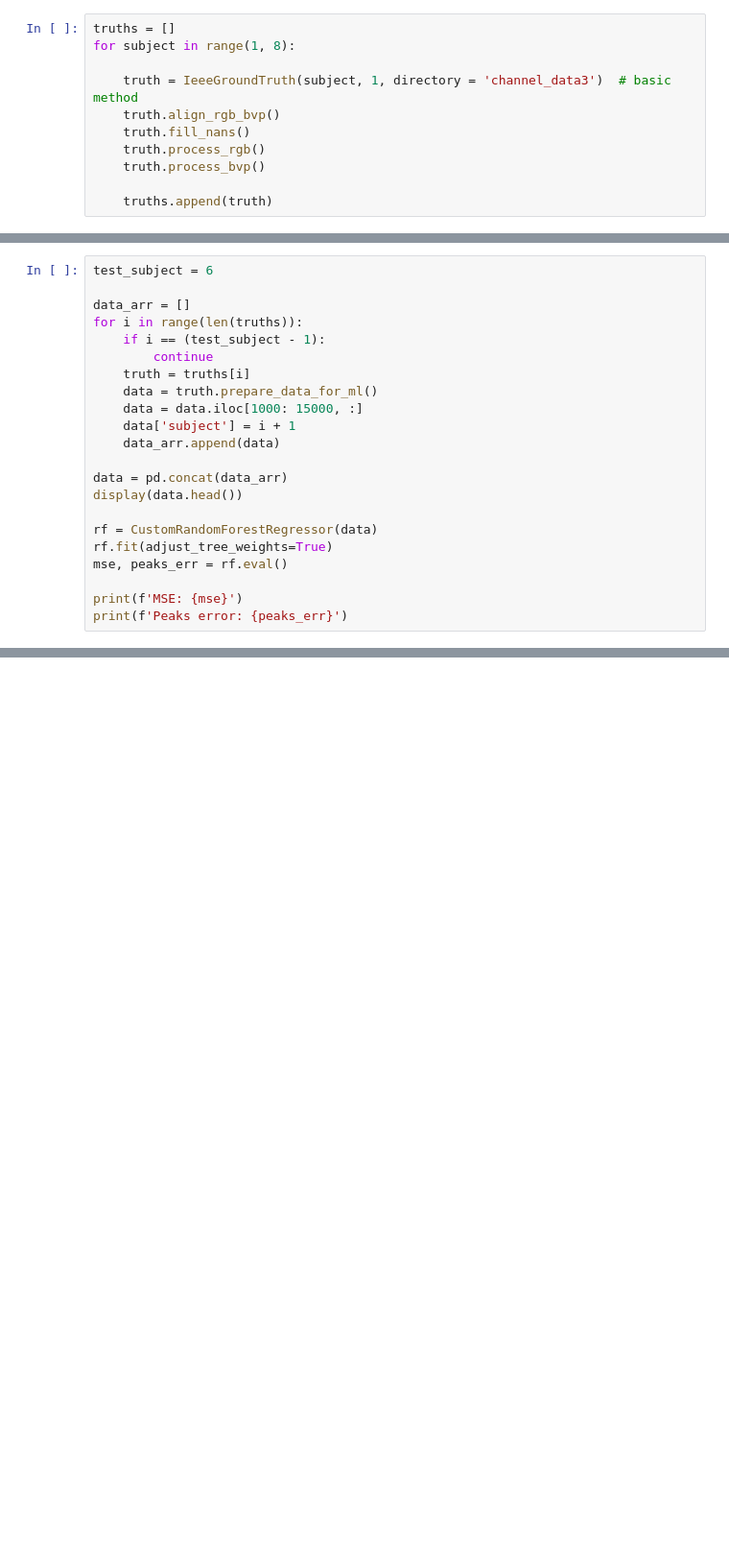
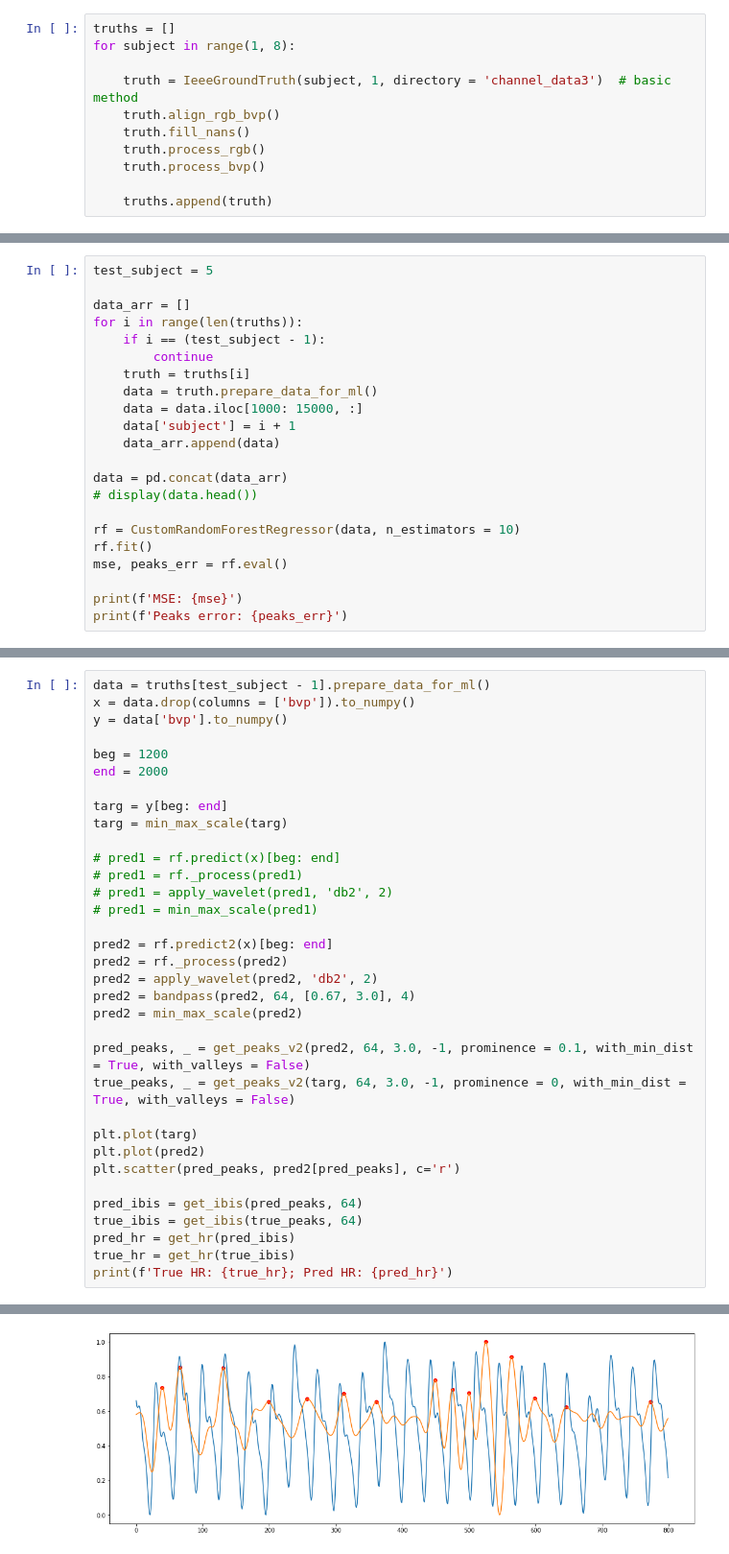
Before and after one commit to arnavpon/pydroid, a Jupyter notebook: example/android/app/src/main/python/pipeline-dev/pipeline-v1/ml.v4.ipynb, the cells around one changed output, grey strips where cells are left out. Shown at 96% size. Drawn from its saved outputs; the diff is of its cells as text; blank space fills up the shorter version.

```diff
--- a/example/android/app/src/main/python/pipeline-dev/pipeline-v1/ml.v4.ipynb
+++ b/example/android/app/src/main/python/pipeline-dev/pipeline-v1/ml.v4.ipynb
@@ -171,5 +211,5 @@ class CustomRandomForestRegressor(RandomForestRegressor):
 # %%
-test_subject = 6
+test_subject = 5
 
 data_arr = []
 for i in range(len(truths)):
@@ -182,10 +222,10 @@ for i in range(len(truths)):
     data_arr.append(data)
 
 data = pd.concat(data_arr)
-display(data.head())
+# display(data.head())
 
-rf = CustomRandomForestRegressor(data)
-rf.fit(adjust_tree_weights=True)
+rf = CustomRandomForestRegressor(data, n_estimators = 10)
+rf.fit()
 mse, peaks_err = rf.eval()
 
 print(f'MSE: {mse}')
@@ -356,0 +237,35 @@ Number of predicted peaks: 27
+# %%
+data = truths[test_subject - 1].prepare_data_for_ml()
+x = data.drop(columns = ['bvp']).to_numpy()
+y = data['bvp'].to_numpy()
+
+beg = 1200
+end = 2000
+
+targ = y[beg: end]
+targ = min_max_scale(targ)
+
+# pred1 = rf.predict(x)[beg: end]
+# pred1 = rf._process(pred1)
+# pred1 = apply_wavelet(pred1, 'db2', 2)
+# pred1 = min_max_scale(pred1)
+
+pred2 = rf.predict2(x)[beg: end]
+pred2 = rf._process(pred2)
+pred2 = apply_wavelet(pred2, 'db2', 2)
+pred2 = bandpass(pred2, 64, [0.67, 3.0], 4)
+pred2 = min_max_scale(pred2)
+
+pred_peaks, _ = get_peaks_v2(pred2, 64, 3.0, -1, prominence = 0.1, with_min_dist = True, with_valleys = False)
+true_peaks, _ = get_peaks_v2(targ, 64, 3.0, -1, prominence = 0, with_min_dist = True, with_valleys = False)
+
+plt.plot(targ)
+plt.plot(pred2)
+plt.scatter(pred_peaks, pred2[pred_peaks], c='r')
+
+pred_ibis = get_ibis(pred_peaks, 64)
+true_ibis = get_ibis(true_peaks, 64)
+pred_hr = get_hr(pred_ibis)
+true_hr = get_hr(true_ibis)
+print(f'True HR: {true_hr}; Pred HR: {pred_hr}')
+# %% [output]
@@ -356,0 +286 @@ Number of predicted peaks: 27
+[figure, added]
```
Also changed, not shown: parts of 8 cells of this notebook.
